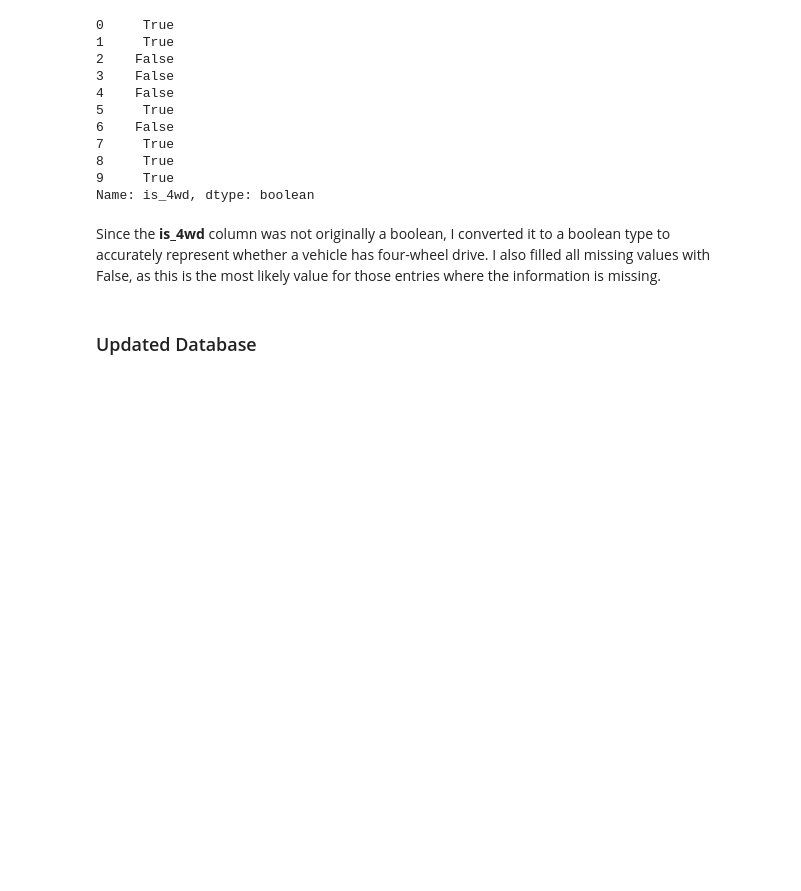
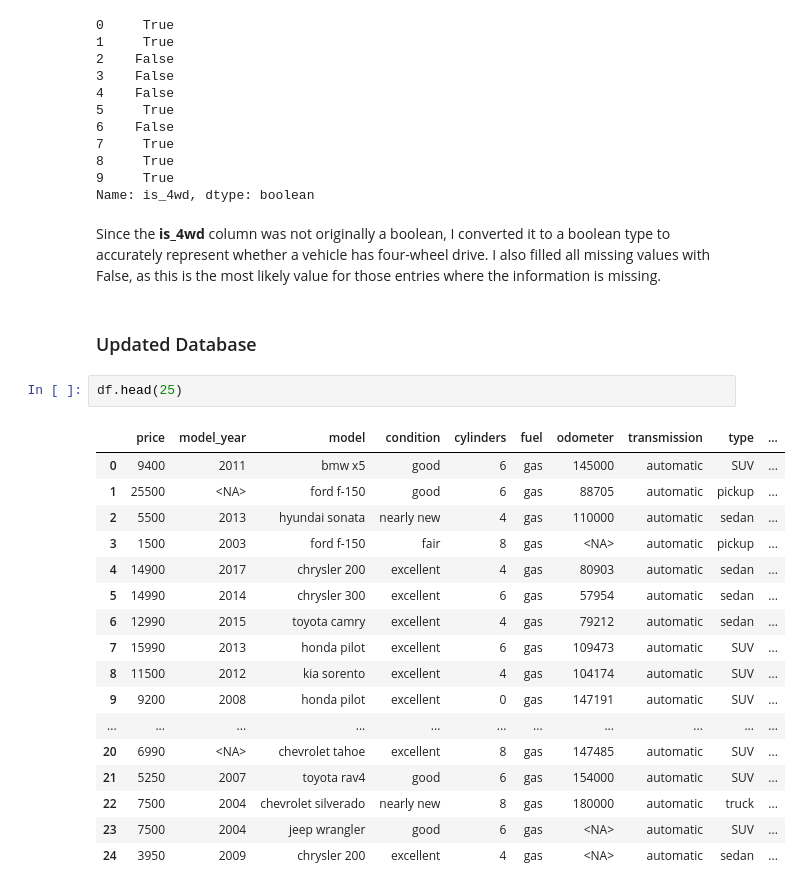
Before and after one commit to betanight/sprint-4-project, a Jupyter notebook: sprint-4-venv/EDA.ipynb, the cells around one changed output. Saved outputs shown, nothing was run; the diff lists cells and outputs as text; blank space fills up the shorter version.

```diff
--- a/sprint-4-venv/EDA.ipynb
+++ b/sprint-4-venv/EDA.ipynb
@@ -437,3 +432,23 @@ Name: is_4wd, dtype: boolean
 Since the **is_4wd** column was not originally a boolean, I converted it to a boolean type to accurately represent whether a vehicle has four-wheel drive. I also filled all missing values with False, as this is the most likely value for those entries where the information is missing.
 # %% [markdown]
 ### Updated Database
+# %%
+df.head(25)
+# %% [output]
+|  | price | model_year | model | condition | cylinders | fuel | odometer | transmission | type | ... |
+| 0 | 9400 | 2011 | bmw x5 | good | 6 | gas | 145000 | automatic | SUV | ... |
+| 1 | 25500 | <NA> | ford f-150 | good | 6 | gas | 88705 | automatic | pickup | ... |
+| 2 | 5500 | 2013 | hyundai sonata | nearly new | 4 | gas | 110000 | automatic | sedan | ... |
+| 3 | 1500 | 2003 | ford f-150 | fair | 8 | gas | <NA> | automatic | pickup | ... |
+| 4 | 14900 | 2017 | chrysler 200 | excellent | 4 | gas | 80903 | automatic | sedan | ... |
+| 5 | 14990 | 2014 | chrysler 300 | excellent | 6 | gas | 57954 | automatic | sedan | ... |
+| 6 | 12990 | 2015 | toyota camry | excellent | 4 | gas | 79212 | automatic | sedan | ... |
+| 7 | 15990 | 2013 | honda pilot | excellent | 6 | gas | 109473 | automatic | SUV | ... |
+| 8 | 11500 | 2012 | kia sorento | excellent | 4 | gas | 104174 | automatic | SUV | ... |
+| 9 | 9200 | 2008 | honda pilot | excellent | 0 | gas | 147191 | automatic | SUV | ... |
+| ... | ... | ... | ... | ... | ... | ... | ... | ... | ... | ... |
+| 20 | 6990 | <NA> | chevrolet tahoe | excellent | 8 | gas | 147485 | automatic | SUV | ... |
+| 21 | 5250 | 2007 | toyota rav4 | good | 6 | gas | 154000 | automatic | SUV | ... |
+| 22 | 7500 | 2004 | chevrolet silverado | nearly new | 8 | gas | 180000 | automatic | truck | ... |
+| 23 | 7500 | 2004 | jeep wrangler | good | 6 | gas | <NA> | automatic | SUV | ... |
+| 24 | 3950 | 2009 | chrysler 200 | excellent | 4 | gas | <NA> | automatic | sedan | ... |
```
Also changed, not shown: parts of 25 cells of this notebook.
